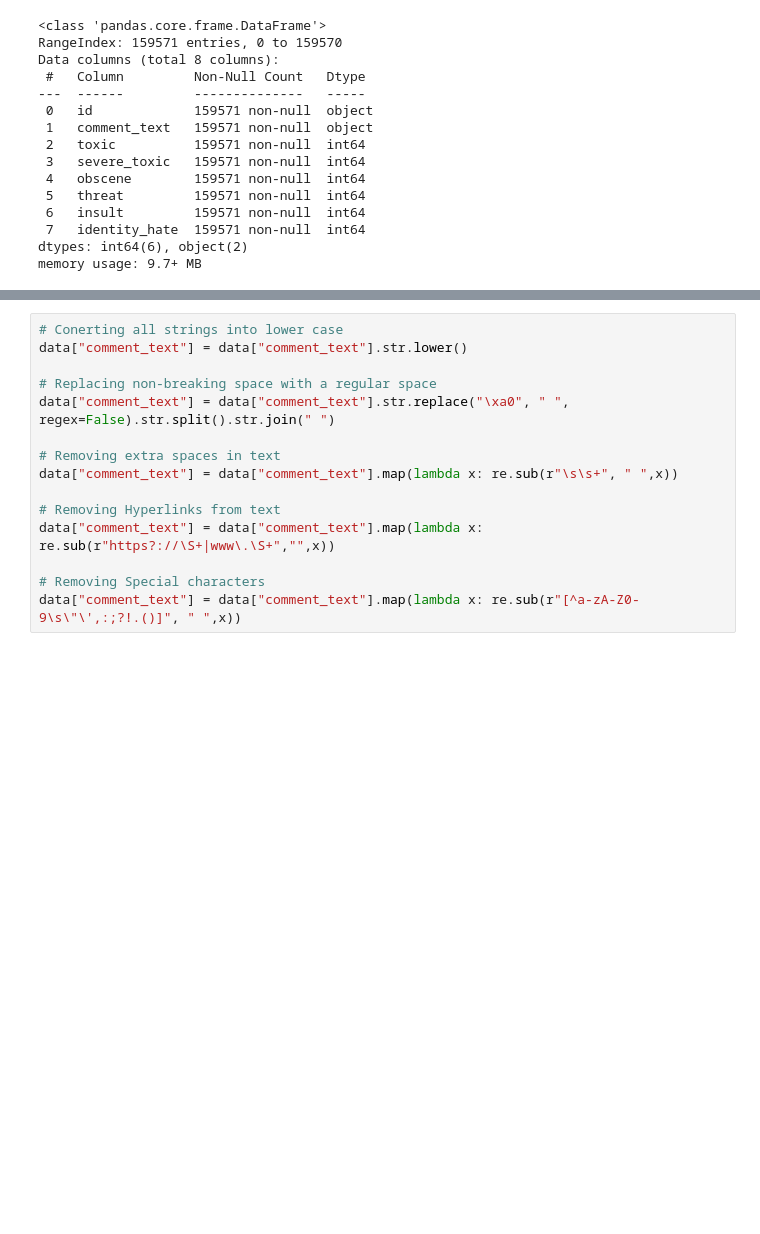
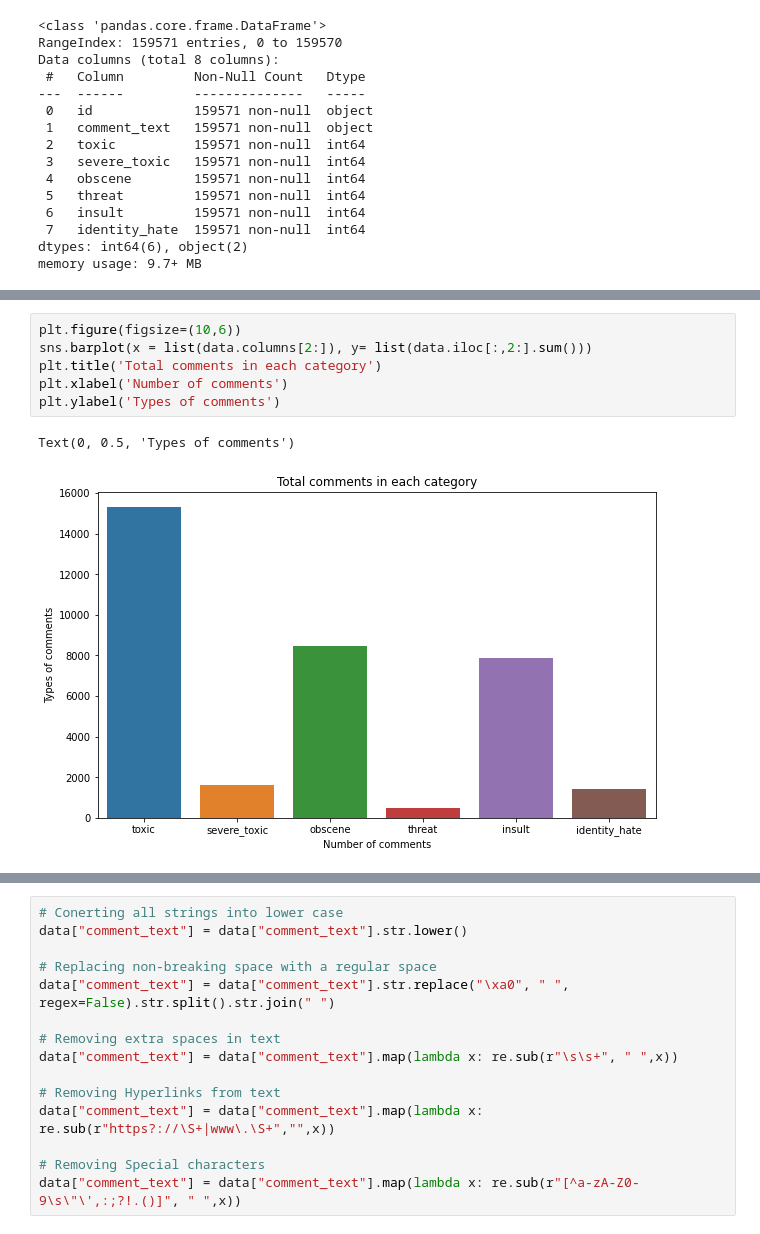
Before and after one commit to fadhel1597/movie_recomendation, a Jupyter notebook: toxic-comment-classification.ipynb, the cells around one changed output, grey strips where cells are left out. Saved outputs shown, nothing was run; the diff lists cells and outputs as text; blank space fills up the shorter version.

```diff
--- a/toxic-comment-classification.ipynb
+++ b/toxic-comment-classification.ipynb
@@ -136,0 +79,9 @@ word_plot(data['non_toxic'],"Non Toxic comments")
+# %%
+plt.figure(figsize=(10,6))
+sns.barplot(x = list(data.columns[2:]), y= list(data.iloc[:,2:].sum()))
+plt.title('Total comments in each category')
+plt.xlabel('Number of comments')
+plt.ylabel('Types of comments')
+# %% [output]
+Text(0, 0.5, 'Types of comments')
+[figure, added]
```
Also changed, not shown: parts of 29 cells of this notebook.
